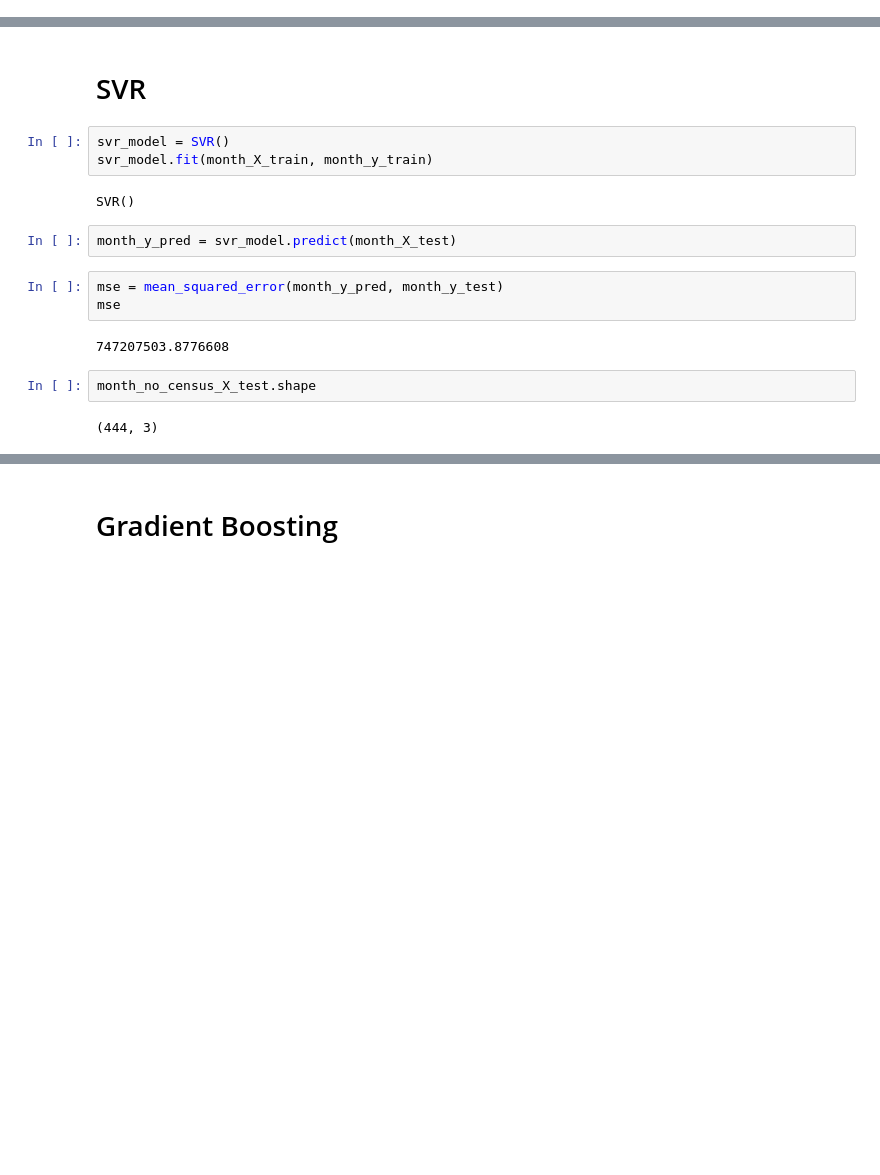
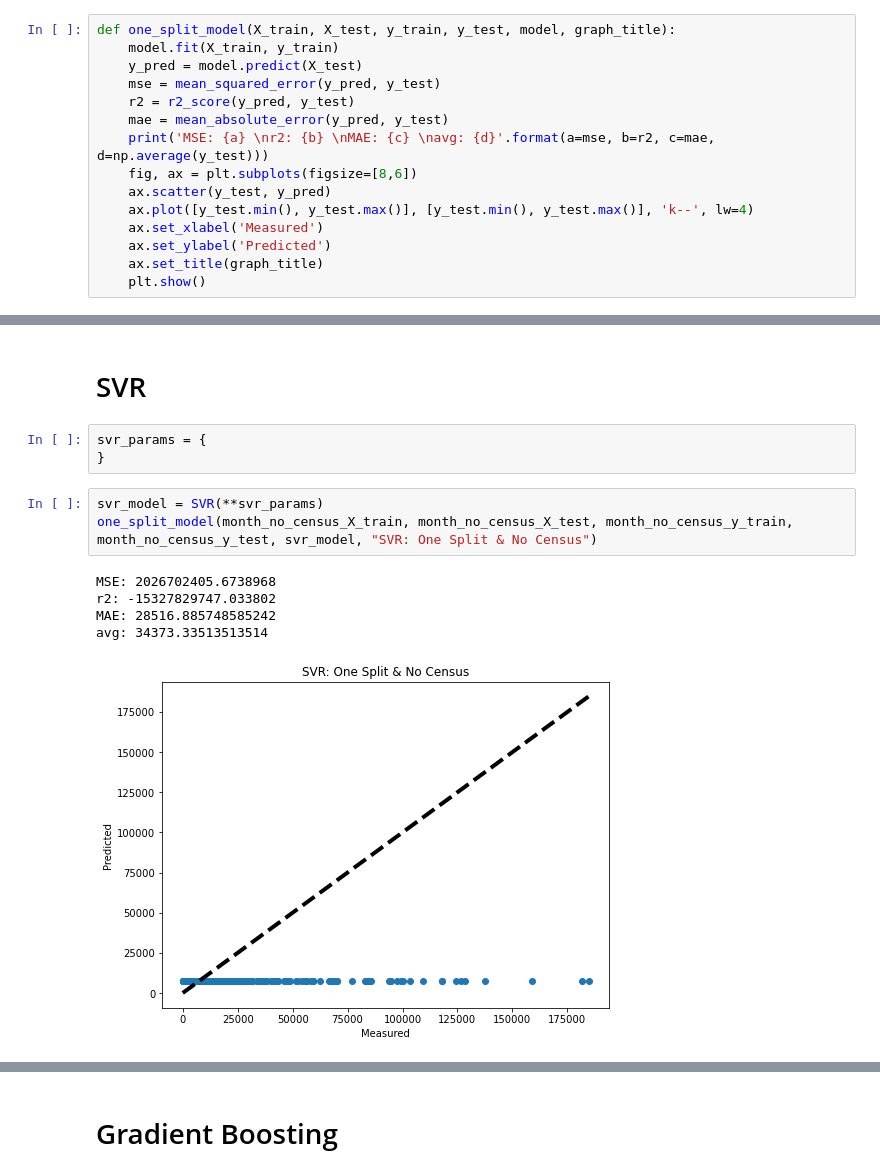
Before and after one commit to kaushiktandon/COVID-19-LA-Neighborhood-Case-Prediction, a Jupyter notebook: code/model_training.ipynb, the cells around one changed output, grey strips where cells are left out. Drawn from its saved outputs; the diff is of its cells as text; blank space fills up the shorter version.

Commit message:
add svr and model train functions

```diff
--- a/code/model_training.ipynb
+++ b/code/model_training.ipynb
@@ -132,3 +132,18 @@ print(month_with_census_X_train_arr[2].shape)
 555 925 1110
 ============
 (370, 170)
+# %%
+def one_split_model(X_train, X_test, y_train, y_test, model, graph_title):
+    model.fit(X_train, y_train)
+    y_pred = model.predict(X_test)
+    mse = mean_squared_error(y_pred, y_test)
+    r2 = r2_score(y_pred, y_test)
+    mae = mean_absolute_error(y_pred, y_test)
+    print('MSE: {a} \nr2: {b} \nMAE: {c} \navg: {d}'.format(a=mse, b=r2, c=mae, d=np.average(y_test)))
+    fig, ax = plt.subplots(figsize=[8,6])
+    ax.scatter(y_test, y_pred)
+    ax.plot([y_test.min(), y_test.max()], [y_test.min(), y_test.max()], 'k--', lw=4)
+    ax.set_xlabel('Measured')
+    ax.set_ylabel('Predicted')
+    ax.set_title(graph_title)
+    plt.show()
@@ -151,19 +191,15 @@ print(month_no_census_lin_mse, month_with_census_lin_mse)
 38765819.61072869 2018361764.7313585
 # %% [markdown]
 # SVR
-# %%
-svr_model = SVR()
-svr_model.fit(month_X_train, month_y_train)
-# %% [output]
-SVR()
-# %%
-month_y_pred = svr_model.predict(month_X_test)
-# %%
-mse = mean_squared_error(month_y_pred, month_y_test)
-mse
-# %% [output]
-747207503.8776608
-# %%
-month_no_census_X_test.shape
-# %% [output]
-(444, 3)
+# %%
+svr_params = {
+}
+# %%
+svr_model = SVR(**svr_params)
+one_split_model(month_no_census_X_train, month_no_census_X_test, month_no_census_y_train, month_no_census_y_test, svr_model, "SVR: One Split & No Census")
+# %% [output]
+MSE: 2026702405.6738968
+r2: -15327829747.033802
+MAE: 28516.885748585242
+avg: 34373.33513513514
+[figure, added]
```
Also changed, not shown: parts of 15 cells of this notebook, 3 other files.
